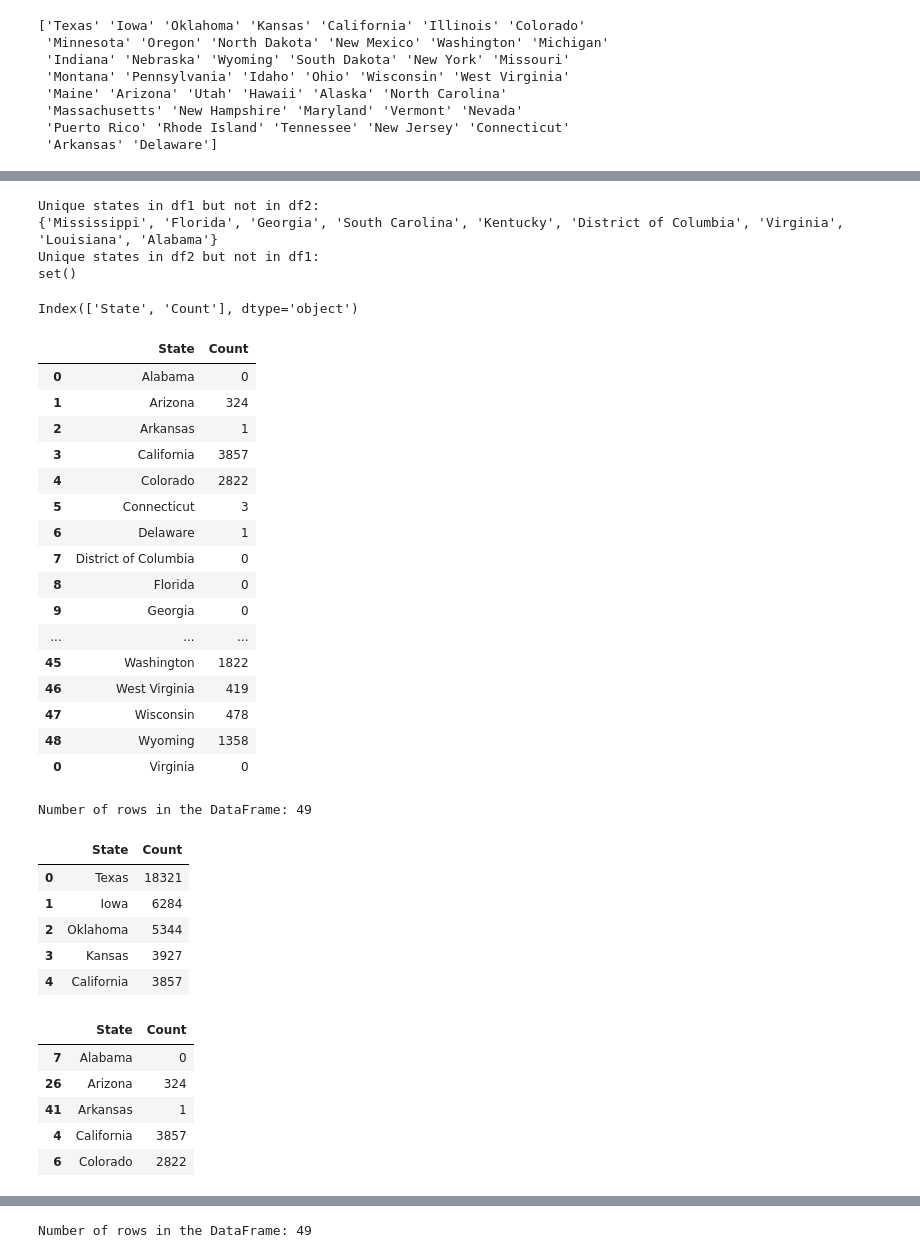
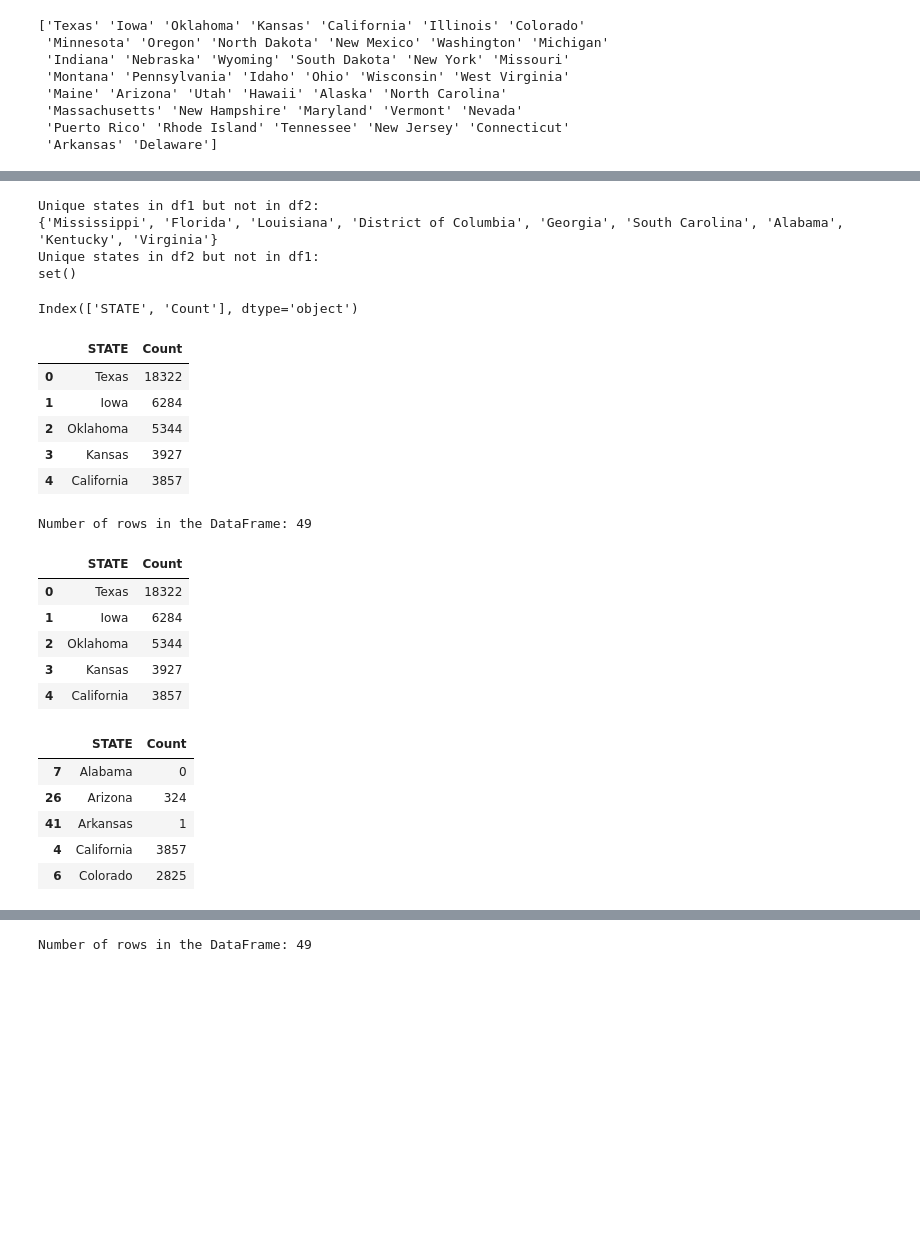
Before and after one commit to MF-MSB/Project_1, a Jupyter notebook: Question_2_Part_2.ipynb, the cells around one changed output, grey strips where cells are left out. Drawn from its saved outputs; the diff is of its cells as text; code cells hidden in the pictures; blank space fills up the shorter version.

```diff
--- a/Question_2_Part_2.ipynb
+++ b/Question_2_Part_2.ipynb
@@ -134,4 +134,4 @@ Unique states in df2 but not in df1:
 # %%
 value_to_delete_2 = ['Alaska', 'Hawaii','Puerto Rico']
-df = df[~df['State'].isin(value_to_delete_2)]
+df = df[~df['STATE'].isin(value_to_delete_2)]
 # %%
@@ -159,7 +178,7 @@ print(df)
 unique_states_gdf = set(gdf['NAME'].unique())
 
 # Get unique values in the "state" column of df2
-unique_states_df = set(df['State'].unique())
+unique_states_df = set(df['STATE'].unique())
 
 # Find the unique values in df1 that are not in df2
 unique_states_in_gdf = unique_states_gdf - unique_states_df
@@ -175,72 +194,61 @@ print("Unique states in df2 but not in df1:")
 print(unique_states_in_df)
 # %% [output]
 Unique states in df1 but not in df2:
-{'Mississippi', 'Florida', 'Georgia', 'South Carolina', 'Kentucky', 'District of Columbia', 'Virginia', 'Louisiana', 'Alabama'}
+{'Mississippi', 'Florida', 'Louisiana', 'District of Columbia', 'Georgia', 'South Carolina', 'Alabama', 'Kentucky', 'Virginia'}
 Unique states in df2 but not in df1:
 set()
 # %%
 print(df.columns)
 # %% [output]
-Index(['State', 'Count'], dtype='object')
+Index(['STATE', 'Count'], dtype='object')
 # %%
 new_rows = [
-    {'State': 'Virginia', 'Count': 0},
-    {'State': 'South Carolina', 'Count': 0},
-    {'State': 'Florida', 'Count': 0},
-    {'State': 'Mississippi', 'Count': 0},
-    {'State': 'Louisiana', 'Count': 0},
-    {'State': 'District of Columbia', 'Count': 0},
-    {'State': 'Kentucky', 'Count': 0},
-    {'State': 'Alabama', 'Count': 0},
-    {'State': 'Georgia', 'Count': 0},
+    {'STATE': 'Virginia', 'Count': 0},
+    {'STATE': 'South Carolina', 'Count': 0},
+    {'STATE': 'Florida', 'Count': 0},
+    {'STATE': 'Mississippi', 'Count': 0},
+    {'STATE': 'Louisiana', 'Count': 0},
+    {'STATE': 'District of Columbia', 'Count': 0},
+    {'STATE': 'Kentucky', 'Count': 0},
+    {'STATE': 'Alabama', 'Count': 0},
+    {'STATE': 'Georgia', 'Count': 0},
 ]
 
 # # Convert the list of dictionaries to a DataFrame
 # new_rows_df = pd.DataFrame(new_rows)
 
 # Append the new rows DataFrame to the original DataFrame 'df'
 df = df._append(new_rows, ignore_index=False)
 df.head(5)
 # %% [output]
-|  | State | Count |
-| 0 | Alabama | 0 |
-| 1 | Arizona | 324 |
-| 2 | Arkansas | 1 |
-| 3 | California | 3857 |
-| 4 | Colorado | 2822 |
-| 5 | Connecticut | 3 |
-| 6 | Delaware | 1 |
-| 7 | District of Columbia | 0 |
-| 8 | Florida | 0 |
-| 9 | Georgia | 0 |
-| ... | ... | ... |
-| 45 | Washington | 1822 |
-| 46 | West Virginia | 419 |
-| 47 | Wisconsin | 478 |
-| 48 | Wyoming | 1358 |
-| 0 | Virginia | 0 |
+|  | STATE | Count |
+| 0 | Texas | 18322 |
+| 1 | Iowa | 6284 |
+| 2 | Oklahoma | 5344 |
+| 3 | Kansas | 3927 |
+| 4 | California | 3857 |
 # %%
 row_count = len(df)
 print("Number of rows in the DataFrame:", row_count)
 df.head(5)
 # %% [output]
 Number of rows in the DataFrame: 49
-|  | State | Count |
-| 0 | Texas | 18321 |
+|  | STATE | Count |
+| 0 | Texas | 18322 |
 | 1 | Iowa | 6284 |
 | 2 | Oklahoma | 5344 |
 | 3 | Kansas | 3927 |
 | 4 | California | 3857 |
 # %%
-df.sort_values(by='State', ascending=True, inplace = True)
+df.sort_values(by='STATE', ascending=True, inplace = True)
 df.head(5)
 # %% [output]
-|  | State | Count |
+|  | STATE | Count |
 | 7 | Alabama | 0 |
 | 26 | Arizona | 324 |
 | 41 | Arkansas | 1 |
 | 4 | California | 3857 |
-| 6 | Colorado | 2822 |
+| 6 | Colorado | 2825 |
 # %%
 df.reset_index(drop=True, inplace=True)
 df.head(5)
```
Also changed, not shown: parts of 11 cells of this notebook, 13 other files.
